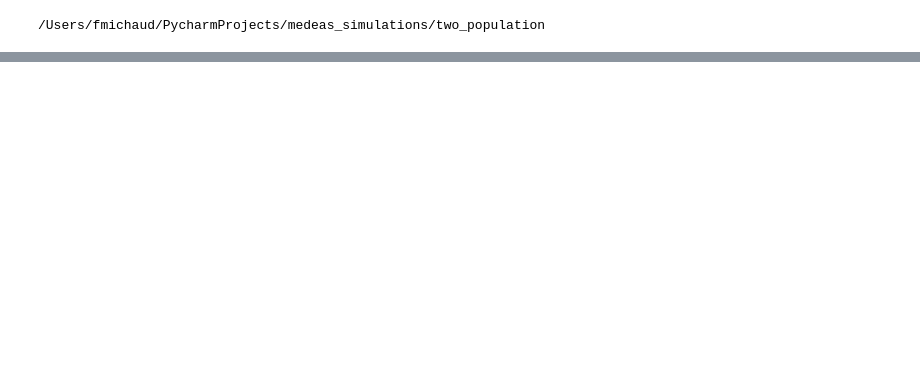
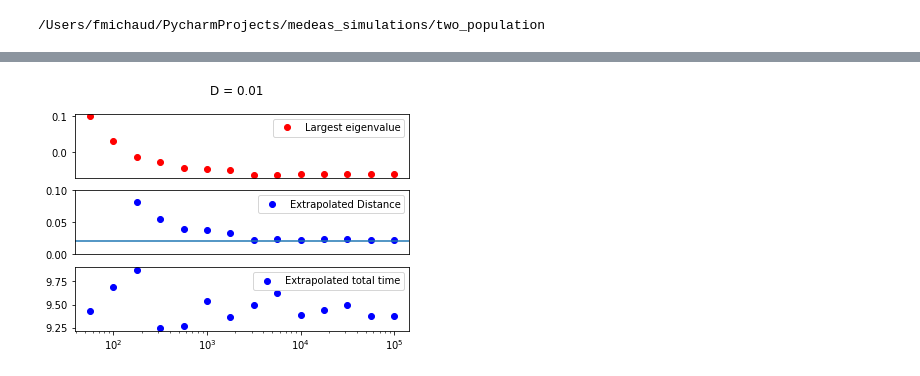
Before and after one commit to frederic-michaud/medeas_simulation, a Jupyter notebook: two_population/analyse_result.ipynb, the cells around one changed output, grey strips where cells are left out. Cells and saved outputs as stored; diff of their text form; code cells hidden in the pictures; blank space fills up the shorter version.

```diff
--- a/two_population/analyse_result.ipynb
+++ b/two_population/analyse_result.ipynb
@@ -157,0 +130,35 @@ fig.savefig("PCA.pdf")
+# %%
+Ls = [int(10**(i/4)) for i in range(7,21)]
+fig = plt.figure()
+ax1 = fig.add_subplot(3,1,1)
+ax2 = fig.add_subplot(3,1,2)
+ax3 = fig.add_subplot(3,1,3)
+for ax in [ax1,ax2]:
+        ax.tick_params(
+        axis='x',          # changes apply to the x-axis
+        which='both',      # both major and minor ticks are affected
+        top='off',
+        bottom='off',
+        labelbottom='off') # labels along the bottom edge are off)
+for L in Ls:
+    eigenvaluefile = os.path.join(simulation_subfolder,f'L_{L}_D_0.01',"MDS_eigensystem","p1.vecs.data")
+    with open(eigenvaluefile,"rb") as f:
+        val,vec = pickle.load(f)
+    val = np.sort(val)
+    T = np.sqrt(2*39/np.sum(val[0:-2]))
+    D = np.sqrt(1+40/(2*20*20)*((T**2/2*(val[-1]))-1))-1
+    ax1.semilogx(L,val[-1]-2/4.4**2,"ro",label="r")
+    ax2.semilogx(L,D,"bo",label  = "D for p = 1")
+    ax3.semilogx(L,T,"bo")
+ax1.legend(["Largest eigenvalue"])
+#ax1.set_ylim((0.,0.3))
+Ls = np.array(Ls)
+ax2.legend(["Extrapolated Distance"])
+ax2.set_ylim((0,0.1))
+ax2.axhline(y = 0.02)
+ax3.legend(["Extrapolated total time"])
+#ax3.set_ylim((4.3,4.7))
+fig.suptitle("D = 0.01")
+fig.savefig(os.path.join(simulation_subfolder,"eg_vs_distance.pdf"))
+# %% [output]
+[figure, added]
```
Also changed, not shown: parts of 10 cells of this notebook, 2 other files.
